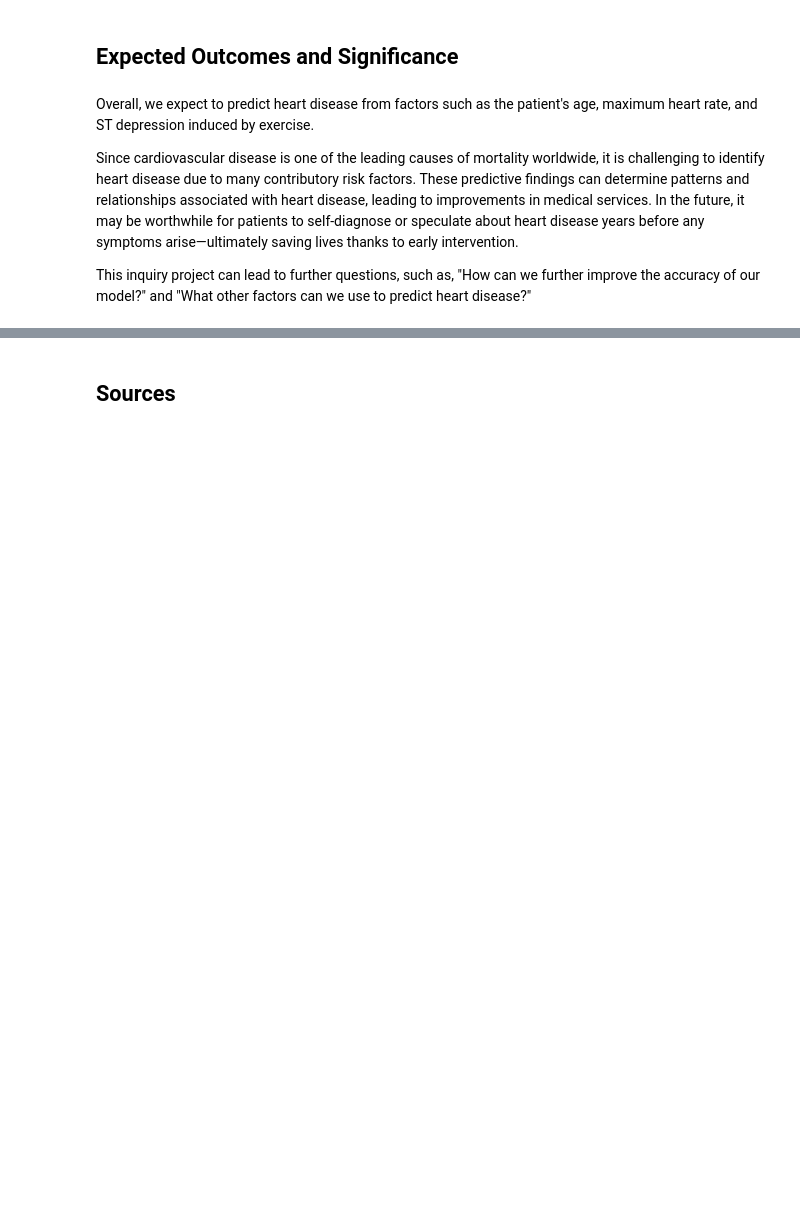
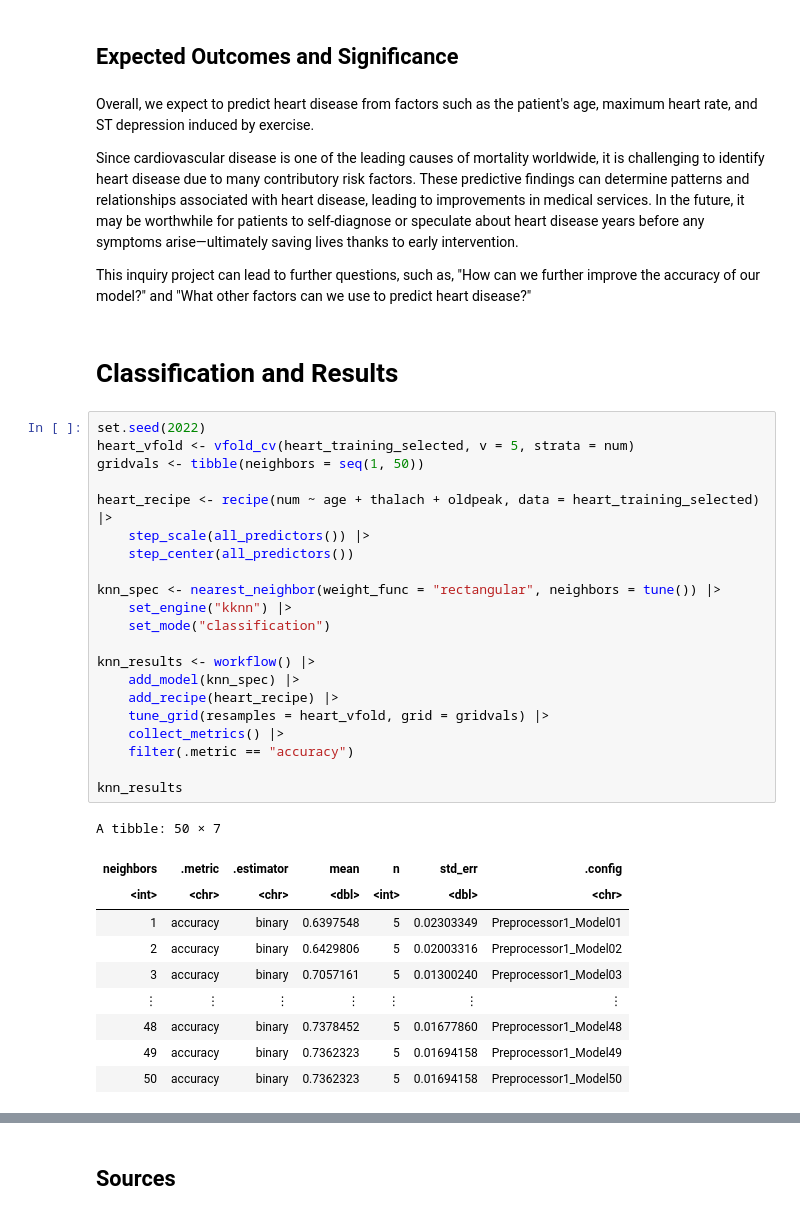
Before and after one commit to EdwardJXLi/DSCI-100-group-project, a Jupyter notebook: HeartDiseasePrediction.ipynb, the cells around one changed output, grey strips where cells are left out. Cells and saved outputs as stored; diff of their text form; blank space fills up the shorter version.

```diff
--- a/HeartDiseasePrediction.ipynb
+++ b/HeartDiseasePrediction.ipynb
@@ -326,3 +362,37 @@ Overall, we expect to predict heart disease from factors such as the patient's a
 Since cardiovascular disease is one of the leading causes of mortality worldwide, it is challenging to identify heart disease due to many contributory risk factors. These predictive findings can determine patterns and relationships associated with heart disease, leading to improvements in medical services. In the future, it may be worthwhile for patients to self-diagnose or speculate about heart disease years before any symptoms arise—ultimately saving lives thanks to early intervention.
 
 This inquiry project can lead to further questions, such as, "How can we further improve the accuracy of our model?" and "What other factors can we use to predict heart disease?"
+# %% [markdown]
+# Classification and Results
+# %%
+set.seed(2022)
+heart_vfold <- vfold_cv(heart_training_selected, v = 5, strata = num)
+gridvals <- tibble(neighbors = seq(1, 50))
+
+heart_recipe <- recipe(num ~ age + thalach + oldpeak, data = heart_training_selected) |>
+    step_scale(all_predictors()) |>
+    step_center(all_predictors())
+
+knn_spec <- nearest_neighbor(weight_func = "rectangular", neighbors = tune()) |>
+    set_engine("kknn") |>
+    set_mode("classification")
+
+knn_results <- workflow() |>
+    add_model(knn_spec) |>
+    add_recipe(heart_recipe) |>
+    tune_grid(resamples = heart_vfold, grid = gridvals) |>
+    collect_metrics() |>
+    filter(.metric == "accuracy")
+
+knn_results
+# %% [output]
+A tibble: 50 × 7
+| neighbors | .metric | .estimator | mean | n | std_err | .config |
+| <int> | <chr> | <chr> | <dbl> | <int> | <dbl> | <chr> |
+| 1 | accuracy | binary | 0.6397548 | 5 | 0.02303349 | Preprocessor1_Model01 |
+| 2 | accuracy | binary | 0.6429806 | 5 | 0.02003316 | Preprocessor1_Model02 |
+| 3 | accuracy | binary | 0.7057161 | 5 | 0.01300240 | Preprocessor1_Model03 |
+| ⋮ | ⋮ | ⋮ | ⋮ | ⋮ | ⋮ | ⋮ |
+| 48 | accuracy | binary | 0.7378452 | 5 | 0.01677860 | Preprocessor1_Model48 |
+| 49 | accuracy | binary | 0.7362323 | 5 | 0.01694158 | Preprocessor1_Model49 |
+| 50 | accuracy | binary | 0.7362323 | 5 | 0.01694158 | Preprocessor1_Model50 |
```
Also changed, not shown: parts of 5 cells of this notebook.
